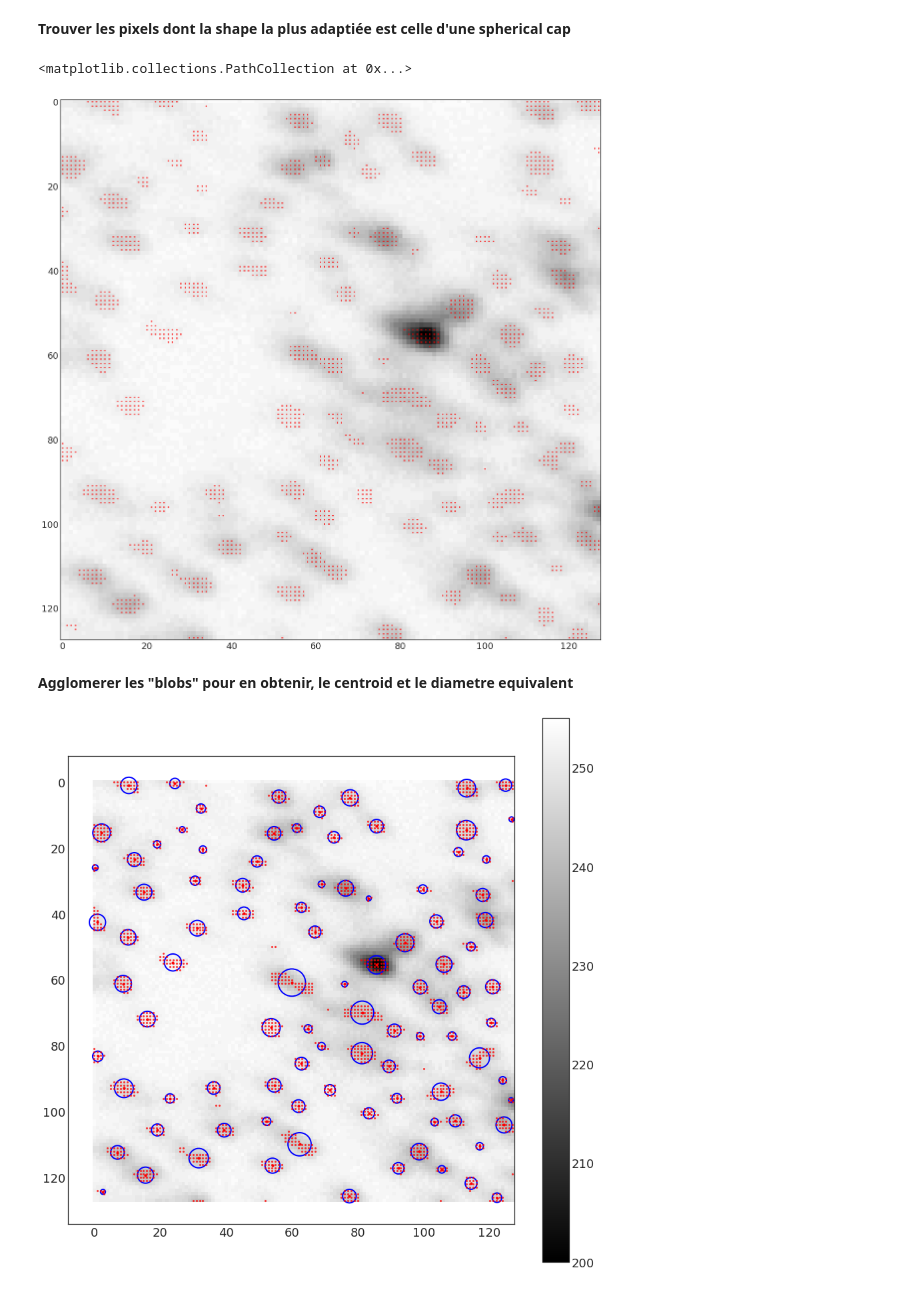
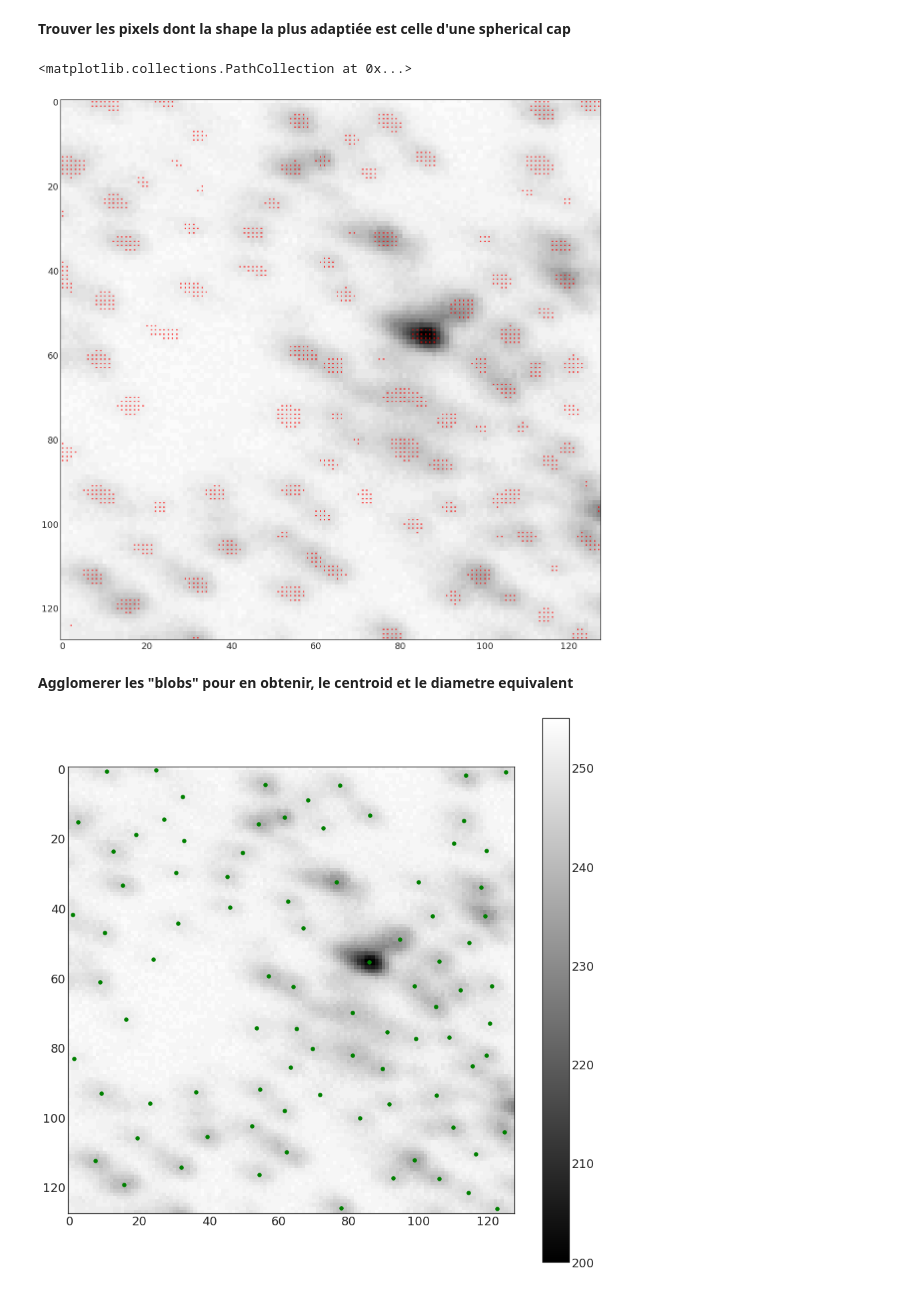
Before and after one commit to jecampagne/ImageProcessing, a Jupyter notebook: CellDetection_high_density.ipynb, the cells around one changed output. Drawn from its saved outputs; the diff is of its cells as text; code cells hidden in the pictures.

```diff
--- a/CellDetection_high_density.ipynb
+++ b/CellDetection_high_density.ipynb
@@ -63,7 +63,7 @@ plt.yscale("log")
 **Trouver les pixels dont la shape la plus adaptiée est celle d'une spherical cap**
 # %%
 target = 0.65
-delta = 0.3
+delta = 0.25
 point_y_s, point_x_s = np.where(np.abs(s_smooth - target) < delta)
 #point_z_s = zoom_img_r[point_y_s, point_x_s]
 
@@ -76,7 +76,7 @@ scatter_settings = dict(alpha=0.75, s=10, linewidths=0)
 ax.scatter(point_x_s, point_y_s, color='red', **scatter_settings)
 # %% [output]
 <matplotlib.collections.PathCollection at 0x...>
-[figure, old version]
+[figure, new version]
 # %% [markdown]
 **Agglomerer les "blobs" pour en obtenir, le centroid et le diametre equivalent**
 # %%
@@ -108,17 +108,17 @@ for keyPoint in keypoints:
 # %%
 im_with_keypoints = cv2.drawKeypoints(new_img, keypoints, np.array([]),
                                       (0,0,255),
                                       cv2.DRAW_MATCHES_FLAGS_DRAW_RICH_KEYPOINTS)# Show keypoints
 fig, ax= plt.subplots(figsize=(15,15))
 g0=ax.imshow(zoom_img_r,cmap="gray")
 for x,y,s in zip(x_centroids,y_centroids,s_blobs):
     #if s < 2: continue
-    ax.scatter(x,y,c='r',s=10)
+    ax.scatter(x,y,c='green',s=30)
     r = s/2 # size is the diameter
-    circle = plt.Circle((x, y), r, color="blue", linewidth=2, fill=False)
+#    circle = plt.Circle((x, y), r, color="blue", linewidth=2, fill=False)
     #plt.imshow(im_with_keypoints,cmap="gray")
-    ax.add_patch(circle)
-ax.scatter(point_x_s, point_y_s, color='red', **scatter_settings)
+#    ax.add_patch(circle)
+#ax.scatter(point_x_s, point_y_s, color='red', **scatter_settings)
 plt.colorbar(g0);
 # %% [output]
-[figure, old version]
+[figure, new version]
```
Also changed, not shown: 1 other file.
